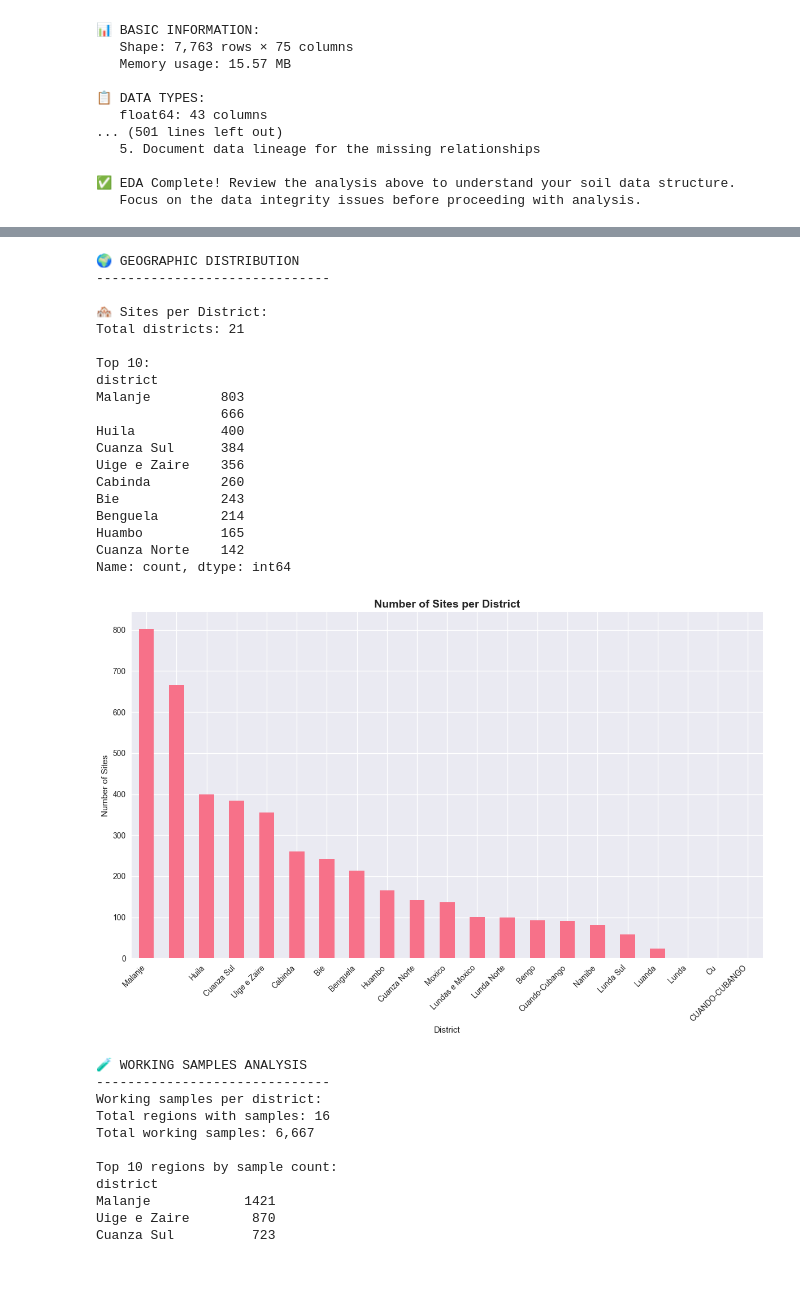
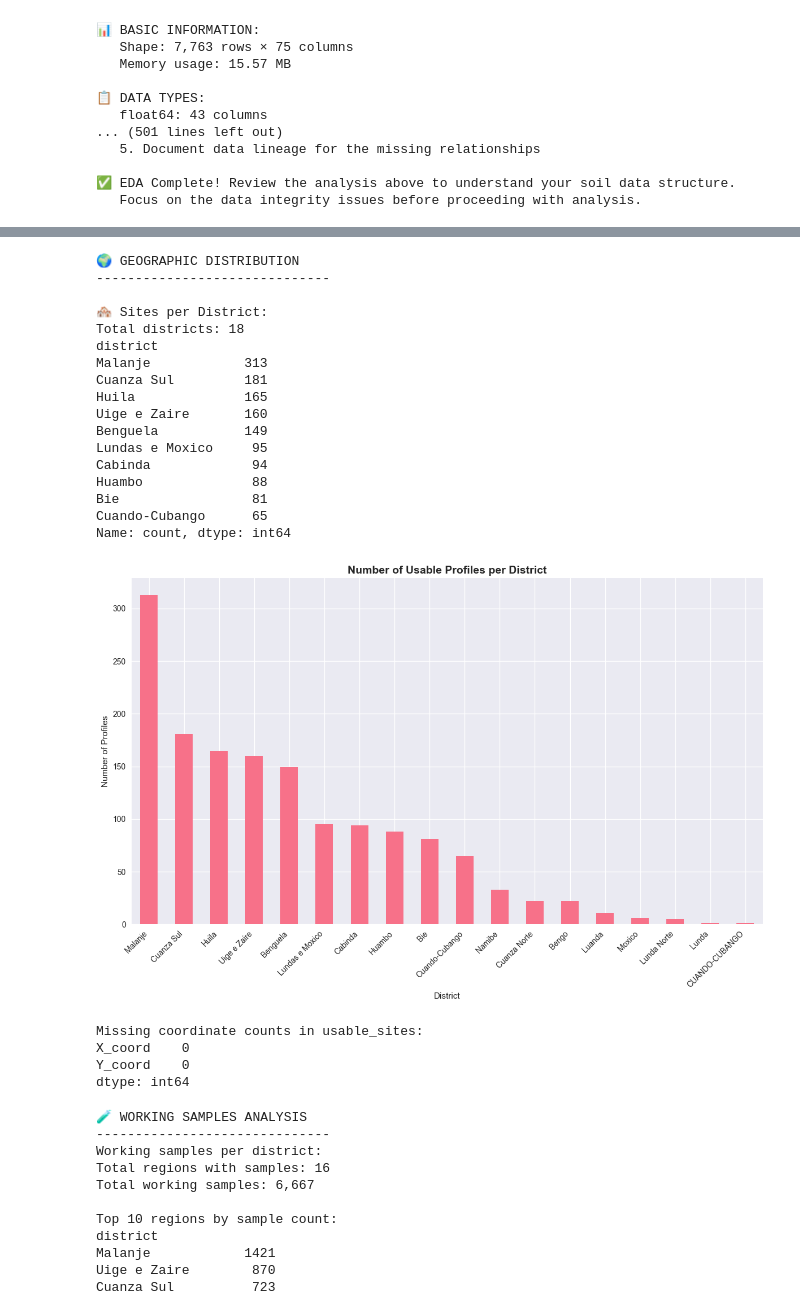
Before and after one commit to inesschwartz/ThesisSoilAngola, a Jupyter notebook: EDA/general_EDA.ipynb, the cells around one changed output, grey strips where cells are left out. Saved outputs shown, nothing was run; the diff lists cells and outputs as text; code cells hidden in the pictures; blank space fills up the shorter version.

```diff
--- a/EDA/general_EDA.ipynb
+++ b/EDA/general_EDA.ipynb
@@ -61,6 +27,8 @@ morpho = pd.read_sql("SELECT * FROM morpho", engine)
 site_info = pd.read_sql("SELECT * FROM site_info", engine)
 soil_type = pd.read_sql("SELECT * FROM soil_type", engine)
 samples = pd.read_sql("SELECT * FROM samples", engine)
+usable_sites = pd.read_sql("SELECT * FROM usable_site_info", engine)
+climate_feat = pd.read_sql("SELECT * FROM climate_feat", engine)
 # %%
 # === EXPLORATORY DATA ANALYSIS FOR SOIL DATA ===
 import pandas as pd
@@ -430,65 +446,60 @@ soil_type   :  2,518 rows ×  5 columns
 print(f"\n🌍 GEOGRAPHIC DISTRIBUTION")
 print("-" * 30)
 
-# # Sites per country
-# #print total sites (all the sites are in Angola)
-
-#     # Plot sites per country
-#     plt.figure(figsize=(10, 6))
-#     country_counts.plot(kind='bar')
-#     plt.title('Number of Sites per Country', fontsize=14, fontweight='bold')
-#     plt.xlabel('Country')
-#     plt.ylabel('Number of Sites')
-#     plt.xticks(rotation=45)
-#     plt.tight_layout()
-#     plt.show()
-
 # Sites per district/region
 region_cols = ['district']  # Check which column exists
 region_col = None
 for col in region_cols:
-    if col in site_info.columns:
+    if col in usable_sites.columns:
         region_col = col
         break
 
 if region_col:
     print(f"\n🏘️ Sites per {region_col.title()}:")
-    region_counts = site_info[region_col].value_counts()
+    region_counts = usable_sites[region_col].value_counts()
     print(f"Total {region_col}s: {len(region_counts)}")
-    print("\nTop 10:")
     print(region_counts.head(10))
 
     # Plot top regions
     plt.figure(figsize=(12, 8))
     top_regions = region_counts.head(21)
     top_regions.plot(kind='bar')
-    plt.title(f'Number of Sites per {region_col.title()}', fontsize=14, fontweight='bold')
+    plt.title(f'Number of Usable Profiles per {region_col.title()}', fontsize=14, fontweight='bold')
     plt.xlabel(region_col.title())
-    plt.ylabel('Number of Sites')
+    plt.ylabel('Number of Profiles')
     plt.xticks(rotation=45, ha='right')
     plt.tight_layout()
     plt.show()
 # %% [output]
 🌍 GEOGRAPHIC DISTRIBUTION
 ------------------------------
 
 🏘️ Sites per District:
-Total districts: 21
-
-Top 10:
+Total districts: 18
 district
-Malanje         803
-                666
-Huila           400
-Cuanza Sul      384
-Uige e Zaire    356
-Cabinda         260
-Bie             243
-Benguela        214
-Huambo          165
-Cuanza Norte    142
+Malanje            313
+Cuanza Sul         181
+Huila              165
+Uige e Zaire       160
+Benguela           149
+Lundas e Moxico     95
+Cabinda             94
+Huambo              88
+Bie                 81
+Cuando-Cubango      65
 Name: count, dtype: int64
-[figure, old version]
+[figure, new version]
+# %%
+# Count null values in each coordinate column
+null_counts = usable_sites[["X_coord", "Y_coord"]].isnull().sum()
+
+print("Missing coordinate counts in usable_sites:")
+print(null_counts)
+# %% [output]
+Missing coordinate counts in usable_sites:
+X_coord    0
+Y_coord    0
+dtype: int64
 # %%
 # === 3. CREATE MERGED DATASET ===
 
```
Also changed, not shown: parts of 6 cells of this notebook.
